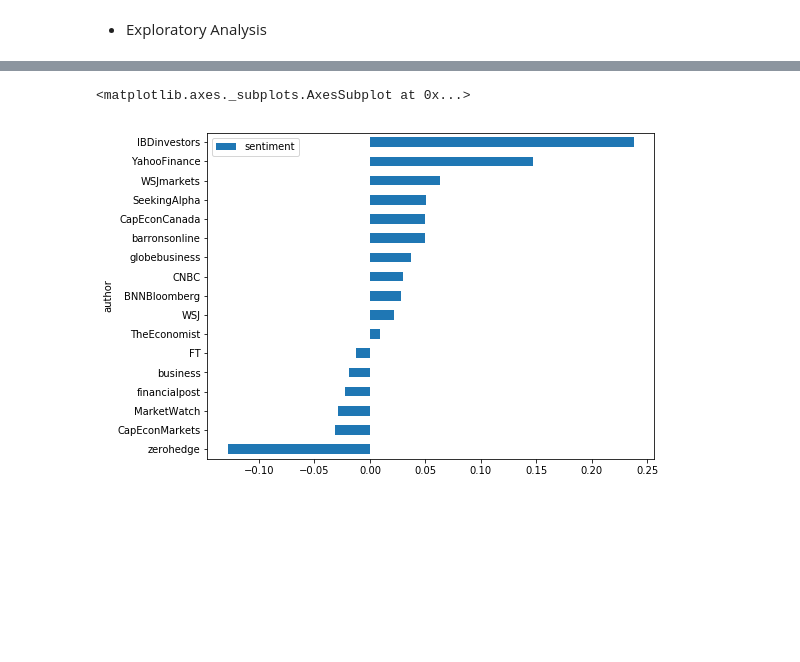
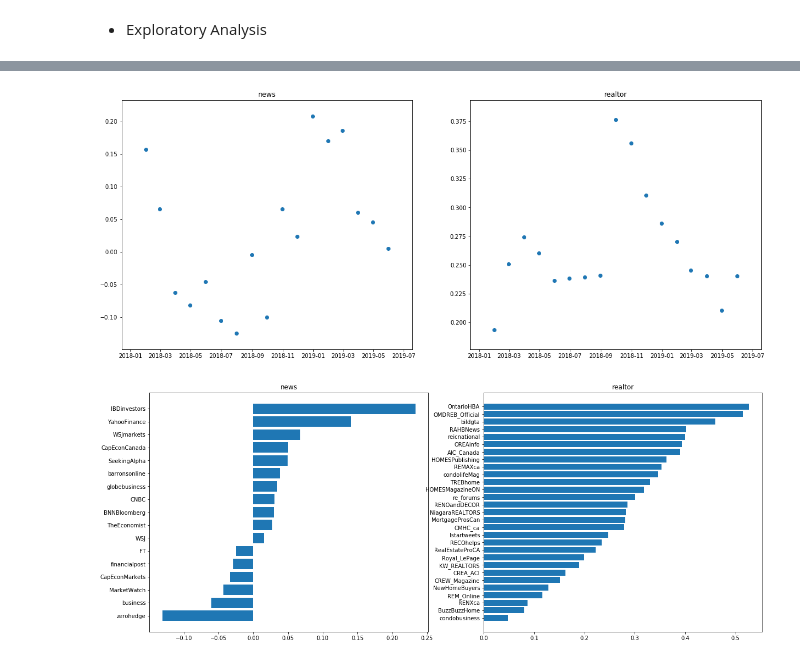
Before and after one commit to maoyuanli/gtahouse, a Jupyter notebook: sentrendus_report.ipynb, the cells around one changed output, grey strips where cells are left out. Cells and saved outputs as stored; diff of their text form; code cells hidden in the pictures; blank space fills up the shorter version.

```diff
--- a/sentrendus_report.ipynb
+++ b/sentrendus_report.ipynb
@@ -76,4 +78,19 @@ recent = focus[filter_time].set_index('date')
+# %%
+def find_sent(df):
+    analyzer = SentimentIntensityAnalyzer()
+    df['sentiment'] = df['tweet'].apply(lambda t: analyzer.polarity_scores(t)['compound'])
+    focus = df[['author','date','tweet','sentiment']]
+    focus = df[['author','date','tweet','sentiment']]
+    filter_time = focus['date'] >= datetime(2018,1,1)
+    recent = focus[filter_time].set_index('date')
+    return recent
+# %%
+news_recent = find_sent(news)
+realtor_recent = find_sent(realtor)
+searched_recent = find_sent(searched)
 # %%
-# group data by month
-grouper = recent.groupby(pd.Grouper(freq='M'))
-groupby_month = grouper.mean().reset_index()
+def sent_trend(df):
+    grouper = df.groupby(pd.Grouper(freq='M'))
+    groupby_month = grouper.mean().reset_index()
+    f = plt.scatter(x=groupby_month['date'],y=groupby_month['sentiment'])
+    return f
@@ -91,6 +97,12 @@ groupby_author = recent.groupby('author').mean().reset_index().sort_values('sent
-# %%
-# optimitic vs pessimistic news agencies
-groupby_author.plot(x='author',kind='barh', figsize = (8,6))
-# %% [output]
-<matplotlib.axes._subplots.AxesSubplot at 0x...>
-[figure, removed]
+# %%
+trendfig = plt.figure(figsize=(20,8))
+fn = trendfig.add_subplot(121)
+fn = sent_trend(news_recent)
+fr = trendfig.add_subplot(122)
+fr = sent_trend(realtor_recent)
+axes = trendfig.get_axes()
+axes[0].set_title('news')
+axes[1].set_title('realtor')
+plt.show()
+# %% [output]
+[figure, added]
@@ -96,0 +115,12 @@ groupby_author.plot(x='author',kind='barh', figsize = (8,6))
+# %%
+groupfig = plt.figure(figsize=(20,8))
+fn = groupfig.add_subplot(121)
+fn = sent_ingroup(news_recent)
+fr = groupfig.add_subplot(122)
+fr = sent_ingroup(realtor_recent)
+axes = groupfig.get_axes()
+axes[0].set_title('news')
+axes[1].set_title('realtor')
+plt.show()
+# %% [output]
+[figure, added]
```
Also changed, not shown: parts of 11 cells of this notebook.
